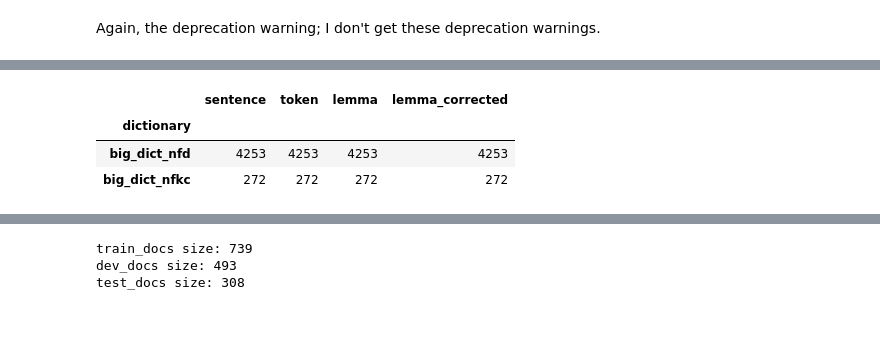
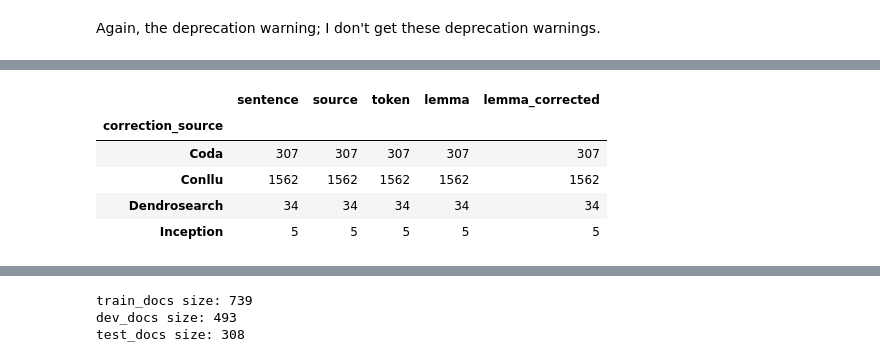
Before and after one commit to Atlogit/greCy_Atlomy, a Jupyter notebook: src/Greek_Lemmatizer_norm_dev.ipynb, the cells around one changed output, grey strips where cells are left out. Saved outputs shown, nothing was run; the diff lists cells and outputs as text; code cells hidden in the pictures; blank space fills up the shorter version.

```diff
--- a/src/Greek_Lemmatizer_norm_dev.ipynb
+++ b/src/Greek_Lemmatizer_norm_dev.ipynb
@@ -367,0 +215,43 @@ for sentence in sentences:
+# %%
+# merge sentences from inception and coda, keep record of source
+sentences = []
+for sentence in inception_sentences:
+    sentences.append((sentence[0], sentence[1]))
+
+# add coda sentences(from original df) to sentences list
+for sentence in df['Quote'].tolist():
+    sentences.append((sentence, 'Coda'))
+# %%
+
+# create list of Doc objects
+docs_nfkd: List[Doc] = []
+
+# create df to record corrections
+corrections_df_nfkd = pd.DataFrame(columns=['sentence', 'source', 'token', 'lemma', 'lemma_corrected', 'correction_source'])
+corrected_sentences = 0
+
+for sentence in tqdm(sentences):
+    sentence = (normalize('NFKD', sentence[0]), sentence[1])
+    doc = nlp(sentence[0])
+
+    # we search train_df for the sentence and add keywords to the doc
+
+
+    for token in doc:
+        for source in big_dict_nfkd: # each source is a dictionary
+            if token.text in big_dict_nfkd[source]: # if token is in dictionary
+                if big_dict_nfkd[source][token.text] != token.lemma_: # if lemma is not the same as the one in the dictionary
+                    corrections_df_nfkd = corrections_df_nfkd.append({
+                        'sentence': sentence[0],
+                        'source': sentence[1],
+                        'token': token.text,
+                        'lemma': token.lemma_,
+                        'lemma_corrected': big_dict_nfkd[source][token.text],
+                        'correction_source': source
+                    }, ignore_index=True)
+                    corrected_sentences += 1
+                    token.lemma_ = big_dict_nfkd[source][token.text]
+
+                    break
+
+    docs_nfkd.append(doc)
@@ -388,8 +323,10 @@ corrections_df.sample(10)
 # %%
 # find how many corrected by each dictionary
-corrections_df.groupby('dictionary').count()
+corrections_df_nfkd.groupby('correction_source').count()
 # %% [output]
-|  | sentence | token | lemma | lemma_corrected |
-| dictionary |  |  |  |  |
-| big_dict_nfd | 4253 | 4253 | 4253 | 4253 |
-| big_dict_nfkc | 272 | 272 | 272 | 272 |
+|  | sentence | source | token | lemma | lemma_corrected |
+| correction_source |  |  |  |  |  |
+| Coda | 307 | 307 | 307 | 307 | 307 |
+| Conllu | 1562 | 1562 | 1562 | 1562 | 1562 |
+| Dendrosearch | 34 | 34 | 34 | 34 | 34 |
+| Inception | 5 | 5 | 5 | 5 | 5 |
```
Also changed, not shown: parts of 27 cells of this notebook.
